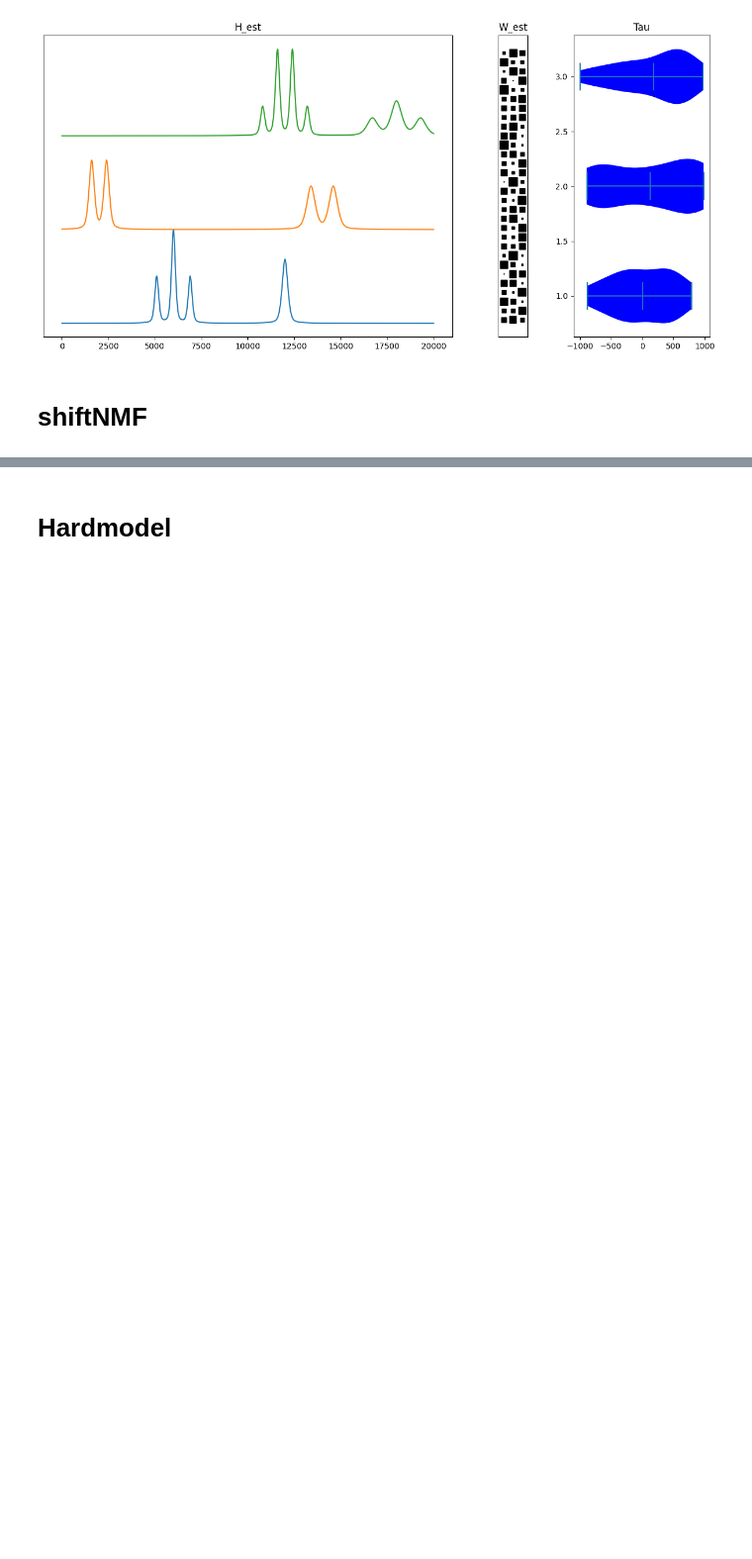
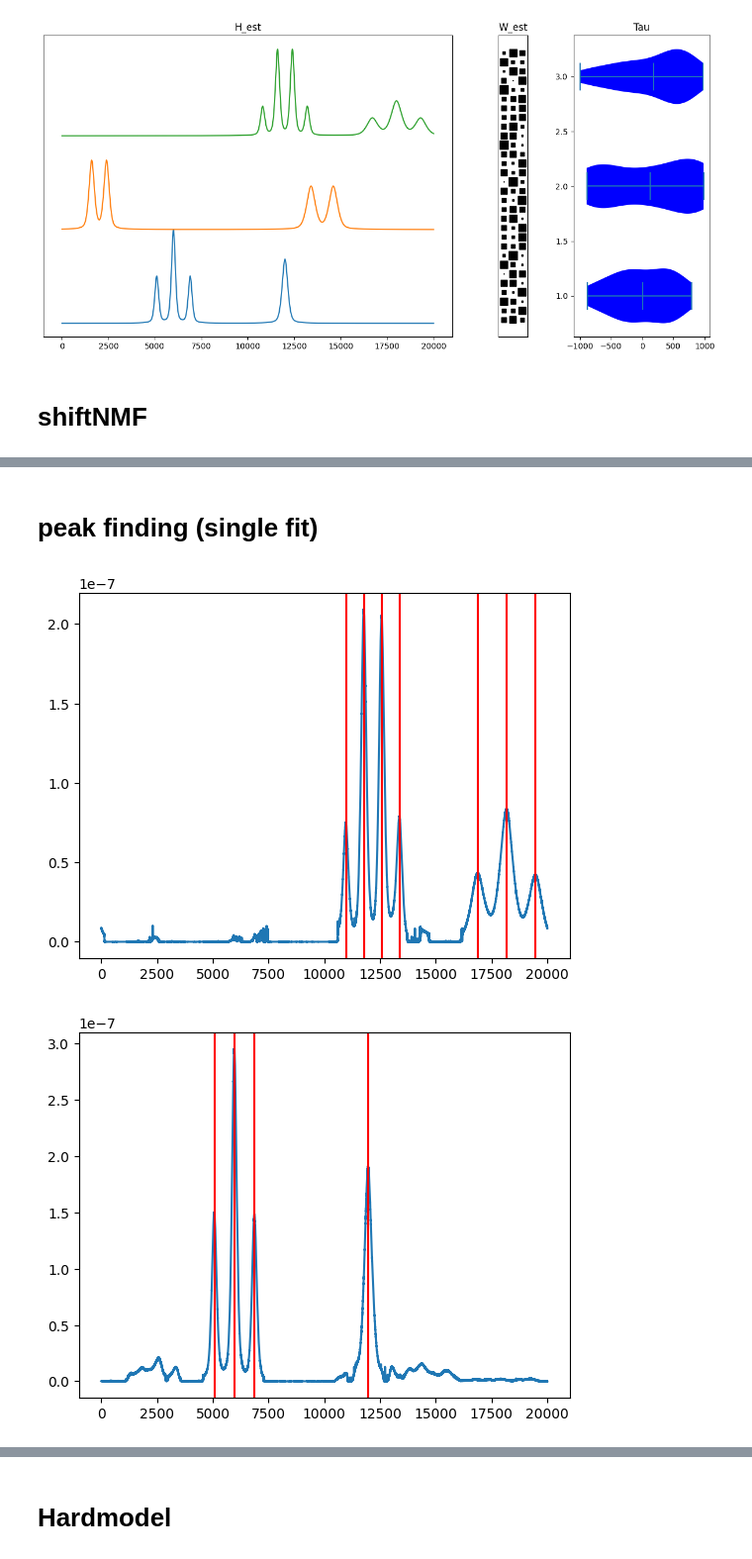
Before and after one commit to LucasEmcken/Bachelorprojekt, a Jupyter notebook: artificial_experiment.ipynb, the cells around one changed output, grey strips where cells are left out. Shown: that part at 99% size. Cells and saved outputs as stored; diff of their text form; code cells hidden in the pictures; blank space fills up the shorter version.

```diff
--- a/artificial_experiment.ipynb
+++ b/artificial_experiment.ipynb
@@ -60,0 +94,19 @@ epoch: 1000, Loss: 0.02580587797444514, Tau: 5258.113769531255
+# %% [markdown]
+# peak finding (single fit)
+# %%
+
+for i in range(len(H_est)):
+    plt.plot(H_est[i])
+    #peaks = find_peaks_cwt(H_est[i], [100,300])
+    peaks = find_peaks(H_est[i], height=max(H_est[i])/10)[0]
+    sigmas = scipy.signal.peak_widths(H_est[i], peaks, wlen=1000)[0]/2 #.355*1.5
+    select = [sig>100 for sig in sigmas]
+    select = [i for i, x in enumerate(select) if x == False]
+    sigmas = np.delete(sigmas, select)
+    peaks = np.delete(np.array(peaks), select)
+    for mean in peaks:
+        plt.axvline(mean, color='r')
+    plt.show()
+# %% [output]
+[figure, added]
+[figure, added]
```
Also changed, not shown: parts of 5 cells of this notebook.
